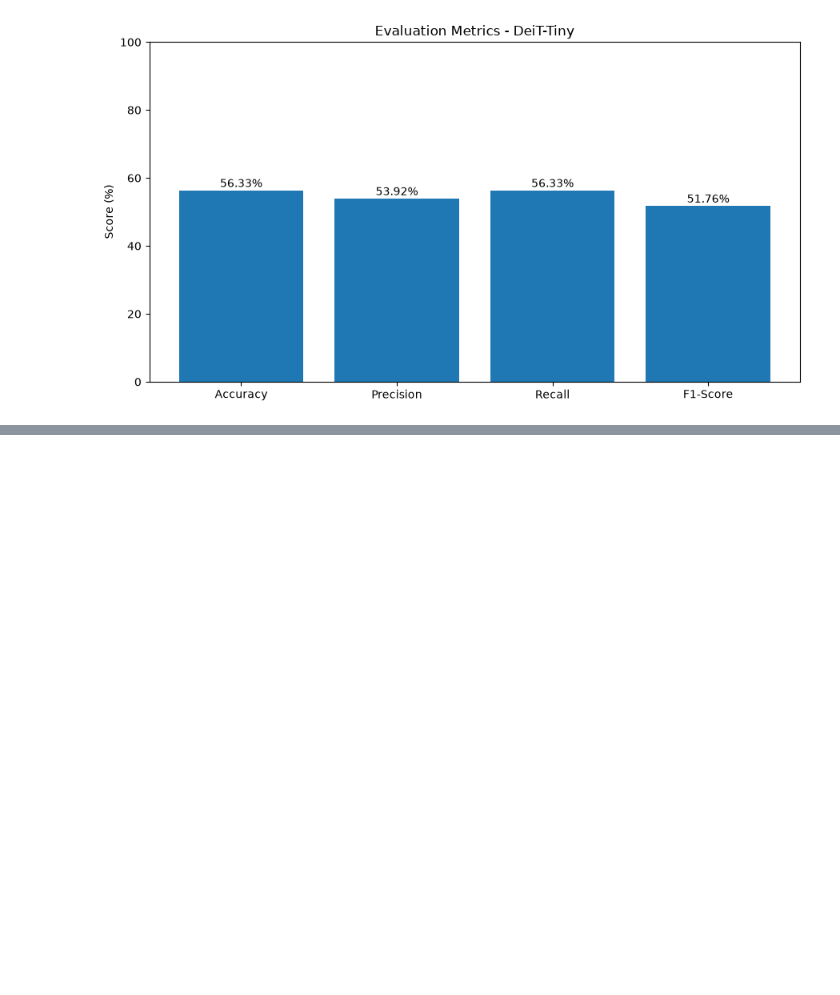
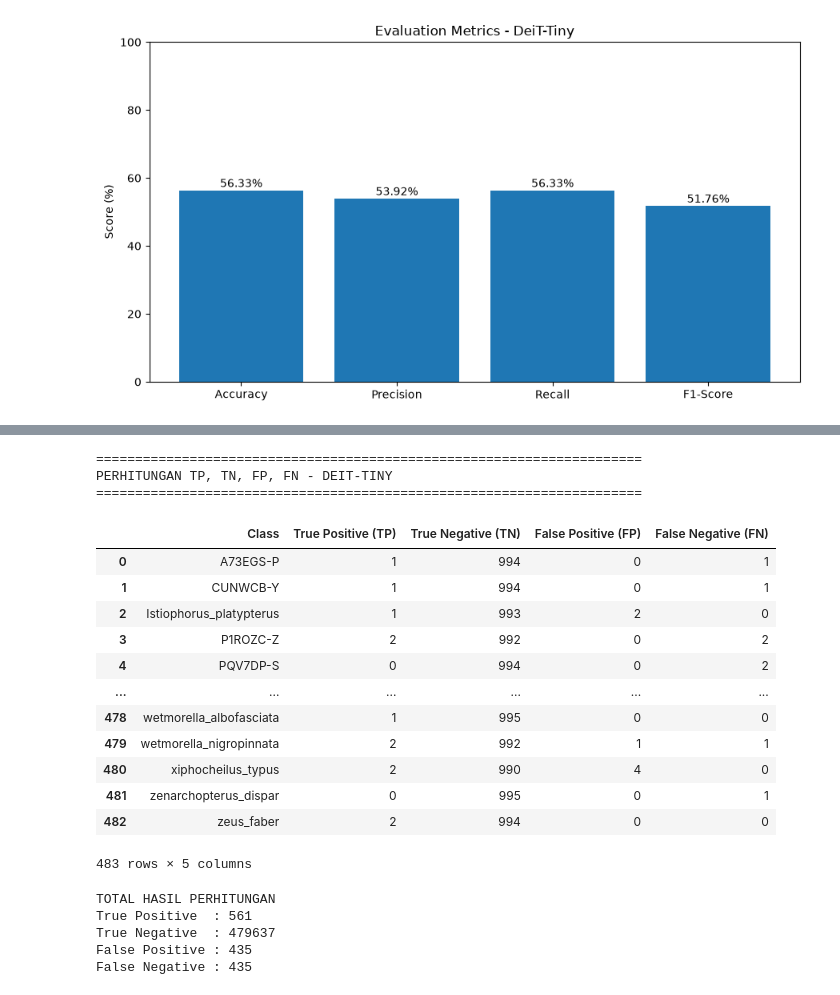
Before and after one commit to flo0wie/ipsd-tubes, a Jupyter notebook: model/deit_tiny/evaluasi.ipynb, the cells around one changed output, grey strips where cells are left out. Saved outputs shown, nothing was run; the diff lists cells and outputs as text; code cells hidden in the pictures; blank space fills up the shorter version.

```diff
--- a/model/deit_tiny/evaluasi.ipynb
+++ b/model/deit_tiny/evaluasi.ipynb
@@ -101,0 +128,61 @@ display(df_classes.tail(10).sort_values("f1-score", ascending=False).round(4))
+# %%
+import numpy as np
+import pandas as pd
+from sklearn.metrics import confusion_matrix
+
+# Confusion matrix seluruh kelas
+cm = confusion_matrix(
+    all_labels,
+    all_predictions,
+    labels=list(range(num_classes))
+)
+
+# Hitung TP, TN, FP, FN menggunakan One-vs-Rest
+TP = np.diag(cm)
+FP = cm.sum(axis=0) - TP
+FN = cm.sum(axis=1) - TP
+TN = cm.sum() - (TP + FP + FN)
+
+# Buat tabel evaluasi
+df_confusion = pd.DataFrame({
+    "Class": class_names,
+    "True Positive (TP)": TP,
+    "True Negative (TN)": TN,
+    "False Positive (FP)": FP,
+    "False Negative (FN)": FN
+})
+
+print("=" * 70)
+print("PERHITUNGAN TP, TN, FP, FN - DEIT-TINY")
+print("=" * 70)
+
+display(df_confusion)
+
+# Total seluruh kelas
+print("\nTOTAL HASIL PERHITUNGAN")
+print("True Positive  :", TP.sum())
+print("True Negative  :", TN.sum())
+print("False Positive :", FP.sum())
+print("False Negative :", FN.sum())
+# %% [output]
+======================================================================
+PERHITUNGAN TP, TN, FP, FN - DEIT-TINY
+======================================================================
+|  | Class | True Positive (TP) | True Negative (TN) | False Positive (FP) | False Negative (FN) |
+| 0 | A73EGS-P | 1 | 994 | 0 | 1 |
+| 1 | CUNWCB-Y | 1 | 994 | 0 | 1 |
+| 2 | Istiophorus_platypterus | 1 | 993 | 2 | 0 |
+| 3 | P1ROZC-Z | 2 | 992 | 0 | 2 |
+| 4 | PQV7DP-S | 0 | 994 | 0 | 2 |
+| ... | ... | ... | ... | ... | ... |
+| 478 | wetmorella_albofasciata | 1 | 995 | 0 | 0 |
+| 479 | wetmorella_nigropinnata | 2 | 992 | 1 | 1 |
+| 480 | xiphocheilus_typus | 2 | 990 | 4 | 0 |
+| 481 | zenarchopterus_dispar | 0 | 995 | 0 | 1 |
+| 482 | zeus_faber | 2 | 994 | 0 | 0 |
+483 rows × 5 columns
+TOTAL HASIL PERHITUNGAN
+True Positive  : 561
+True Negative  : 479637
+False Positive : 435
+False Negative : 435
```
Also changed, not shown: parts of 3 cells of this notebook.
